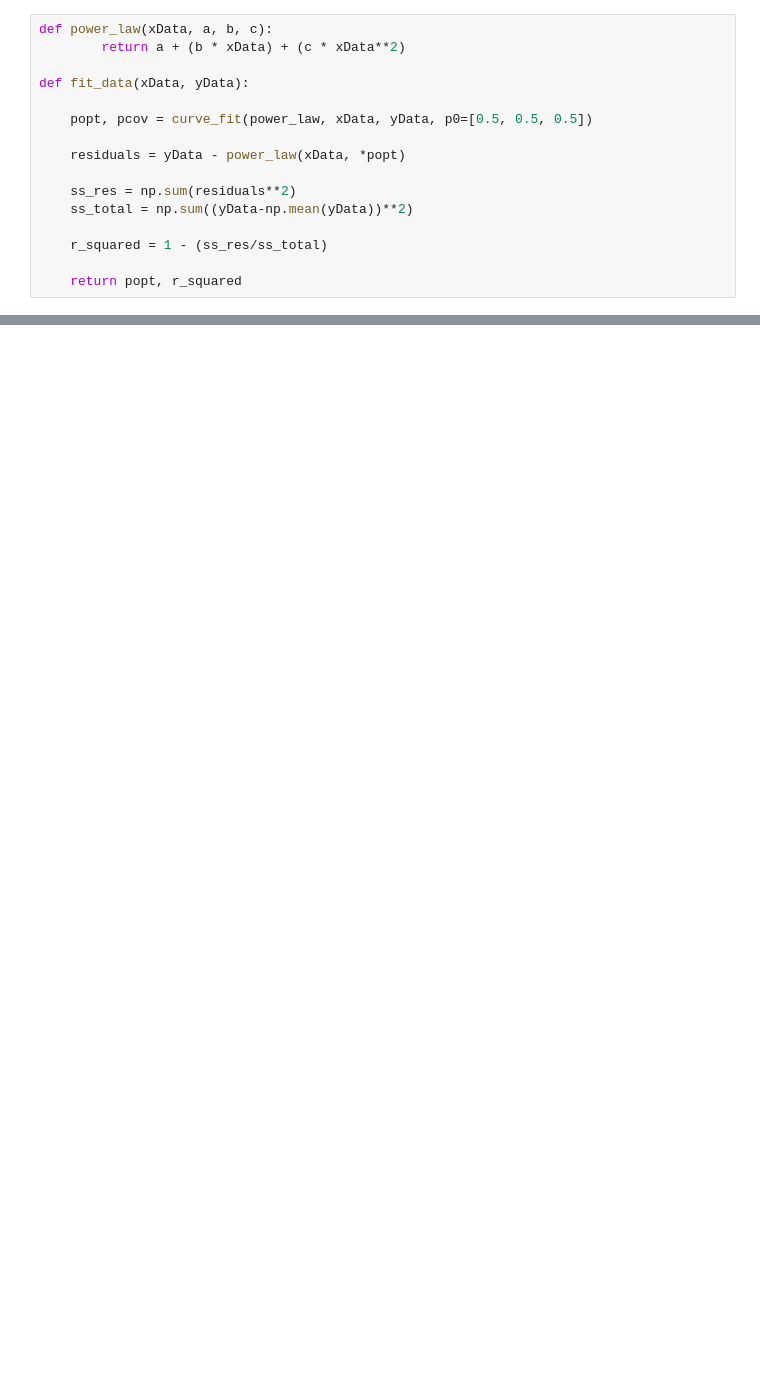
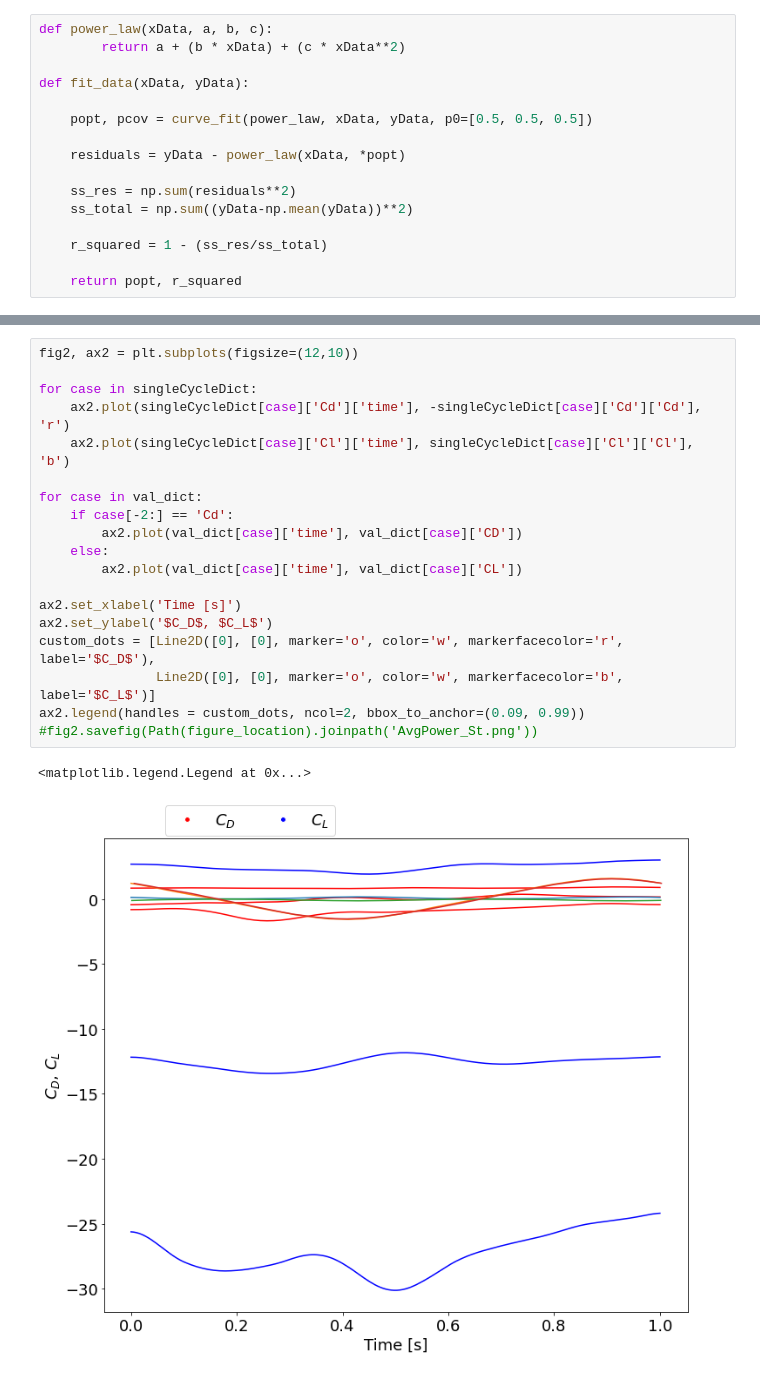
Before and after one commit to michaelcoe/Ika-Flow, a Jupyter notebook: OpenFOAM/postProcessing/gridComparison.ipynb, the cells around one changed output, grey strips where cells are left out. Cells and saved outputs as stored; diff of their text form; blank space fills up the shorter version.

```diff
--- a/OpenFOAM/postProcessing/gridComparison.ipynb
+++ b/OpenFOAM/postProcessing/gridComparison.ipynb
@@ -152,0 +208,22 @@ ax1.legend(handles=custom_dots, ncol=2, bbox_to_anchor=(0.6, 1.09))
+# %%
+fig2, ax2 = plt.subplots(figsize=(12,10))
+
+for case in singleCycleDict:
+    ax2.plot(singleCycleDict[case]['Cd']['time'], -singleCycleDict[case]['Cd']['Cd'], 'r')
+    ax2.plot(singleCycleDict[case]['Cl']['time'], singleCycleDict[case]['Cl']['Cl'], 'b')
+
+for case in val_dict:
+    if case[-2:] == 'Cd':
+        ax2.plot(val_dict[case]['time'], val_dict[case]['CD'])
+    else:
+        ax2.plot(val_dict[case]['time'], val_dict[case]['CL'])
+
+ax2.set_xlabel('Time [s]')
+ax2.set_ylabel('$C_D$, $C_L$')
+custom_dots = [Line2D([0], [0], marker='o', color='w', markerfacecolor='r', label='$C_D$'),
+               Line2D([0], [0], marker='o', color='w', markerfacecolor='b', label='$C_L$')]
+ax2.legend(handles = custom_dots, ncol=2, bbox_to_anchor=(0.09, 0.99))
+#fig2.savefig(Path(figure_location).joinpath('AvgPower_St.png'))
+# %% [output]
+<matplotlib.legend.Legend at 0x...>
+[figure, added]
```
Also changed, not shown: parts of 11 cells of this notebook, 3 other files.
